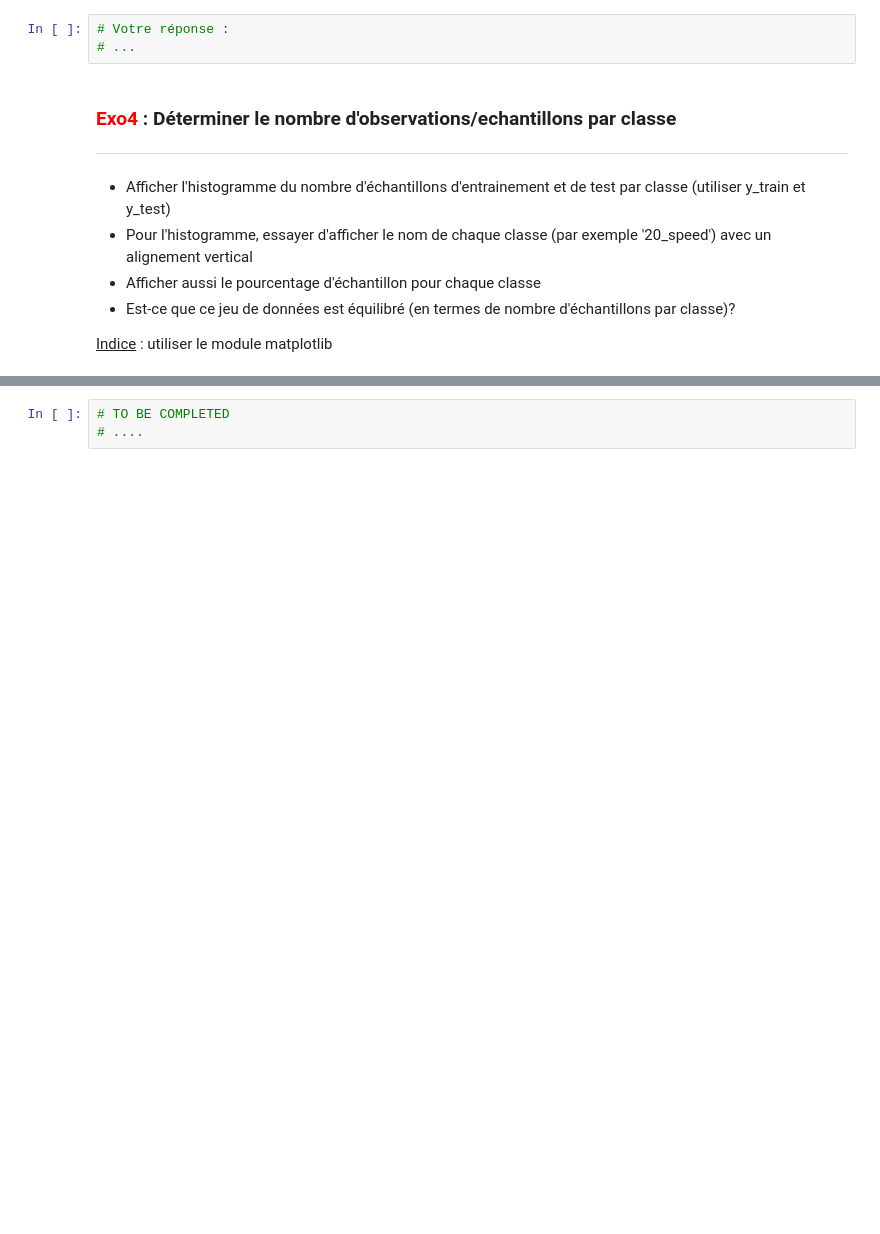
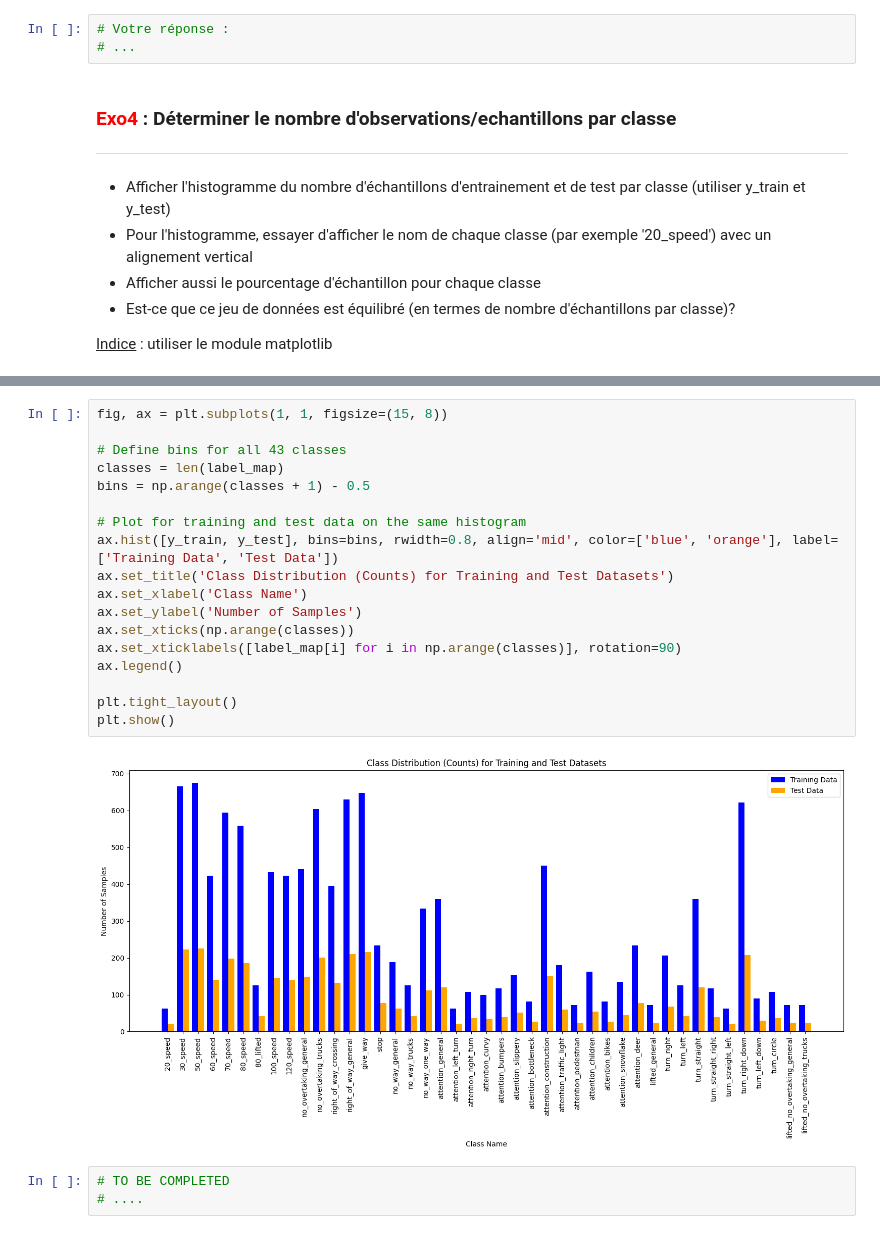
Before and after one commit to Thomasjrd26/IA3, a Jupyter notebook: TP/GTSRB_German_Traffic_Sign_Recognition_ETUD.ipynb, the cells around one changed output, grey strips where cells are left out. Cells and saved outputs as stored; diff of their text form; blank space fills up the shorter version.

```diff
--- a/TP/GTSRB_German_Traffic_Sign_Recognition_ETUD.ipynb
+++ b/TP/GTSRB_German_Traffic_Sign_Recognition_ETUD.ipynb
@@ -233,3 +287,23 @@ display(df.head(20))   # On visualise les 20 premières lignes
+# %%
+fig, ax = plt.subplots(1, 1, figsize=(15, 8))
+
+# Define bins for all 43 classes
+classes = len(label_map)
+bins = np.arange(classes + 1) - 0.5
+
+# Plot for training and test data on the same histogram
+ax.hist([y_train, y_test], bins=bins, rwidth=0.8, align='mid', color=['blue', 'orange'], label=['Training Data', 'Test Data'])
+ax.set_title('Class Distribution (Counts) for Training and Test Datasets')
+ax.set_xlabel('Class Name')
+ax.set_ylabel('Number of Samples')
+ax.set_xticks(np.arange(classes))
+ax.set_xticklabels([label_map[i] for i in np.arange(classes)], rotation=90)
+ax.legend()
+
+plt.tight_layout()
+plt.show()
+# %% [output]
+[figure, added]
 # %%
 # TO BE COMPLETED
 # ....
```
Also changed, not shown: parts of 36 cells of this notebook.
